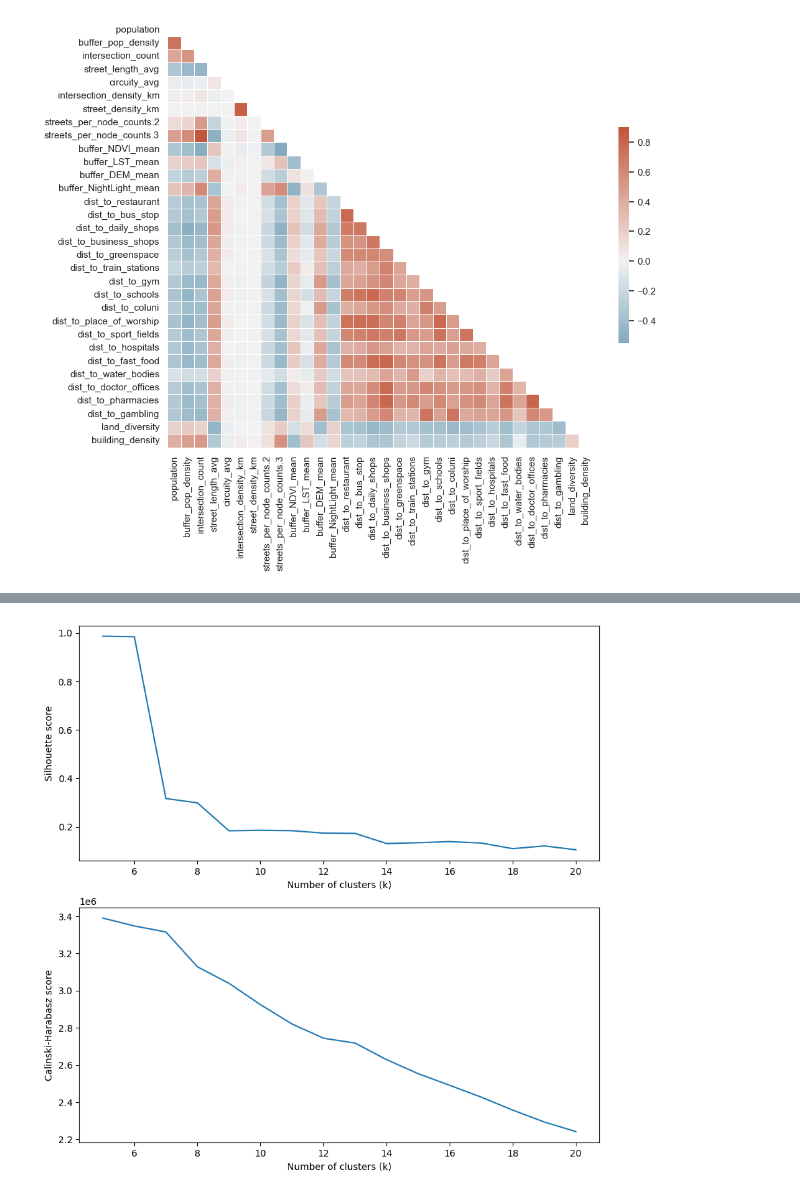
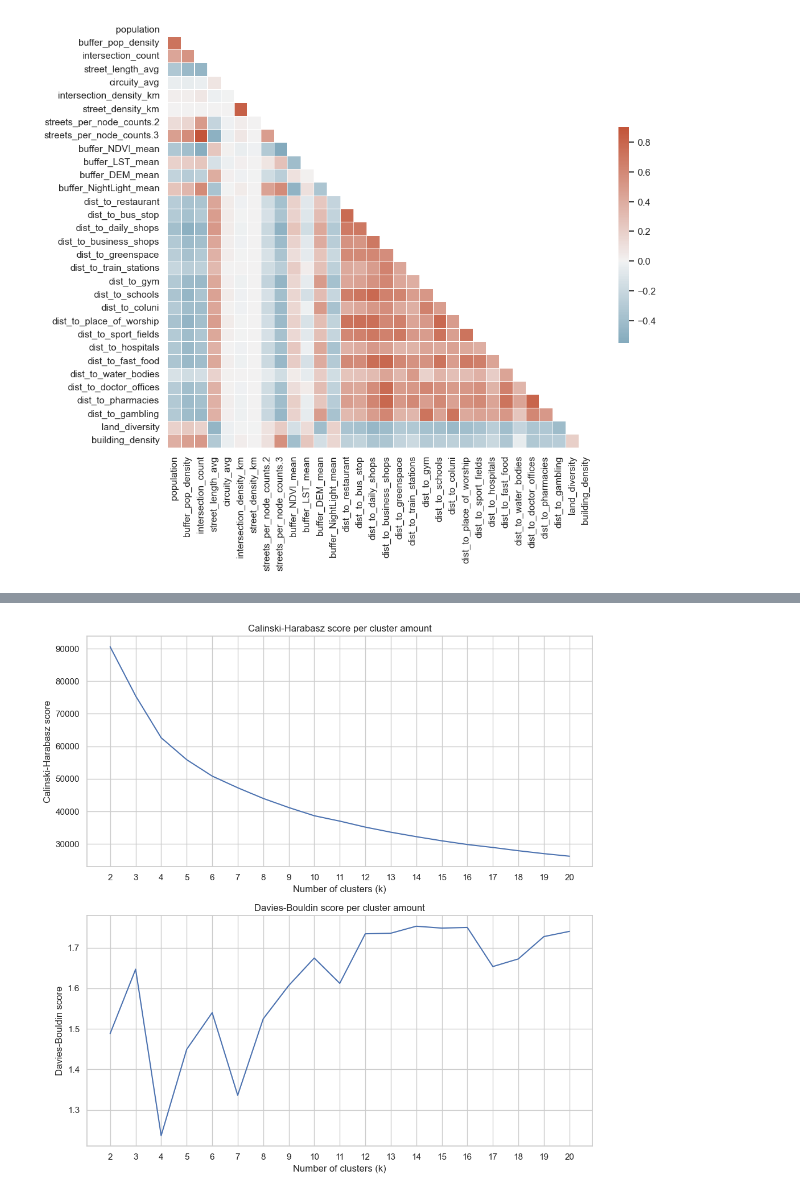
Before and after one commit to Spatial-Data-Science-and-GEO-AI-Lab/MultiHealth_J, a Jupyter notebook: clusterandpredict.ipynb, the cells around one changed output, grey strips where cells are left out. Saved outputs shown, nothing was run; the diff lists cells and outputs as text; code cells hidden in the pictures.

```diff
--- a/clusterandpredict.ipynb
+++ b/clusterandpredict.ipynb
@@ -131,3 +146,11 @@ sb.heatmap(corr, mask=mask, cmap=cmap, vmax=.9, center=0,
 [figure]
 # %%
 # subsetting to combine the vars that do not correlate and then use the subsets for hierarchical clustering
+# %%
+K = range(2,21)
+for k in K:
+    # Initialize the algorithm
+    model = AgglomerativeClustering(linkage="ward", n_clusters=k, connectivity=w.sparse)
+    # Run clustering
+    model.fit(popgridsub_scaled)
+    popgridsub["agg_clustering_label_{}".format(k)] = model.labels_
@@ -192,16 +306,11 @@ plt.show()
 # %%
 # Using clustergram with k-means clustering up to 20 clusters
-
-# initial one to compensate kernel crashing due to parallelization
-cgram = Clustergram(range(1, 2), n_init=1, method='kmeans')
-# full one
-cgram2 = Clustergram(range(5, 21), n_init=100, method='kmeans')
+cgram_kmeans = Clustergram(range(2, 21), n_init=25, method='kmeans')
 
 start_time = time.time()
 
-if __name__ == '__main__':
-    Parallel(n_jobs=2, prefer="threads")(delayed(cgram.fit)(popgridsub_scaled[:2]) for _ in range(1))
-    Parallel(n_jobs=8, prefer="threads")(delayed(cgram2.fit)(popgridsub_scaled) for _ in range(1))
+#fit model
+cgram_kmeans.fit(popgridsub_scaled)
 
 end_time = time.time()
 execution_time = end_time - start_time
@@ -215,34 +353,31 @@ cgram2.plot()
 # %%
 # Goodness of fit tests for the amount of clusters
-# We use the Silhouette and Calinski-Harabasz scores, higher is better for both
+# We use the Davies-Bouldin and Calinski-Harabasz scores, higher is better for both
 
 # Calinski-Harabasz score: the within-cluster variance divided by the between-cluster variance.
-# Silhouette score: the average standardized distance from each observation to its “next best fit”
-# cluster; the most similar cluster to which the observation is not currently assigned.
+# Davies-Bouldin score: The score is defined as the average similarity measure of each cluster with its most similar cluster,
+#  where similarity is the ratio of within-cluster distances to between-cluster distances.
+#  Thus, clusters which are farther apart and less dispersed will result in a better score.
 
-# Define the function to compute the Calinski-Harabasz score
-def compute_calinski_harabasz_score(clustergram):
-    return clustergram.calinski_harabasz_score()
-
-# Define the function to compute the silhouette score
-def compute_silhouette_score(clustergram):
-    return clustergram.silhouette_score()
-
-# Compute the Calinski-Harabasz score in parallel
-if __name__ == '__main__':
-    Parallel(n_jobs=2, prefer="threads")(delayed(compute_calinski_harabasz_score)(cgram) for _ in range(1))
-    Parallel(n_jobs=-1, prefer="threads")(delayed(compute_calinski_harabasz_score)(cgram2) for _ in range(1))
-
-# Compute the silhouette score in parallel
-if __name__ == '__main__':
-    Parallel(n_jobs=2, prefer="threads")(delayed(compute_silhouette_score)(cgram) for _ in range(1))
-    Parallel(n_jobs=-1, prefer="threads")(delayed(compute_silhouette_score)(cgram2) for _ in range(1))
+# getting the scores
+kmeansch = cgram_kmeans.calinski_harabasz_score()
+kmeansdb = cgram_kmeans.davies_bouldin_score()
 
 # Plotting both the Silhouette score and the Calinski-Harabasz score per cluster amount
 fig, axs = plt.subplots(2, figsize=(10, 10))
-cgram2.silhouette.plot(xlabel="Number of clusters (k)", ylabel="Silhouette score", ax=axs[0])
-cgram2.calinski_harabasz.plot(xlabel="Number of clusters (k)", ylabel="Calinski-Harabasz score", ax=axs[1])
+axs[0].plot(K, kmeansch)
+axs[0].set_xlabel("Number of clusters (k)")
+axs[0].set_ylabel("Calinski-Harabasz score")
+axs[0].grid(True)
+axs[0].set_xticks(range(2,21))
+axs[0].set_title('Calinski-Harabasz score per cluster amount')
+axs[1].plot(K, kmeansdb)
+axs[1].set_xlabel("Number of clusters (k)")
+axs[1].set_ylabel("Davies-Bouldin score")
+axs[1].grid(True)
+axs[1].set_xticks(range(2,21))
+axs[1].set_title('Davies-Bouldin score per cluster amount')
+plt.tight_layout()
 plt.show()
-#sb.despine(offset=10)
 # %% [output]
-[figure, old version]
+[figure, new version]
```
Also changed, not shown: parts of 32 cells of this notebook.
